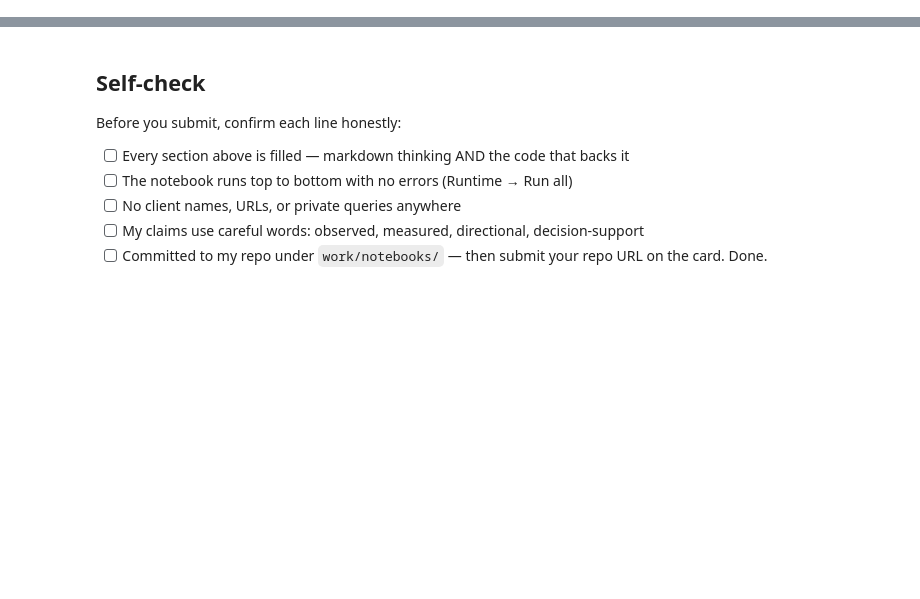
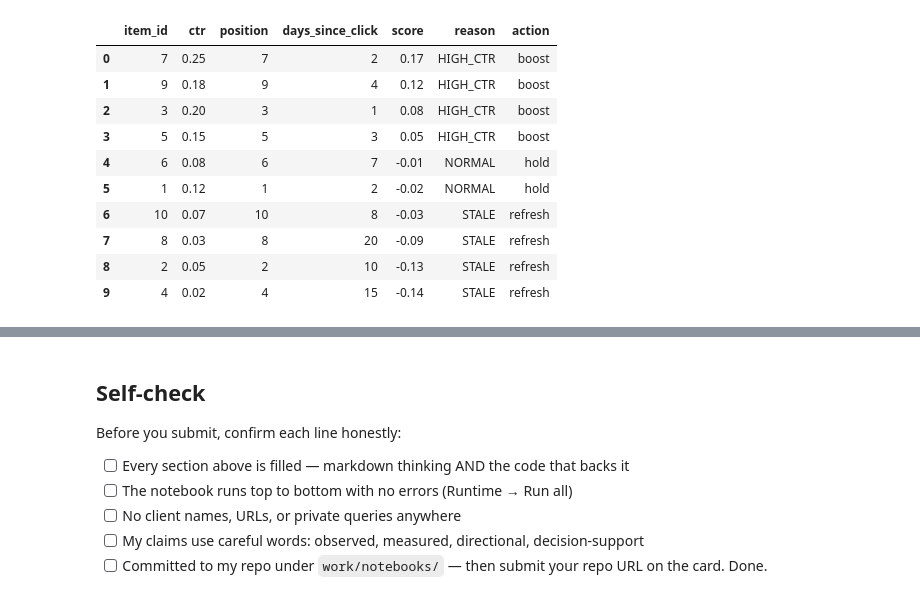
Before and after one commit to ushah3984-web/Fly_rank, a Jupyter notebook: work/notebooks/w04_baseline_score.ipynb, the cells around one changed output, grey strips where cells are left out. Saved outputs shown, nothing was run; the diff lists cells and outputs as text; code cells hidden in the pictures; blank space fills up the shorter version.

```diff
--- a/work/notebooks/w04_baseline_score.ipynb
+++ b/work/notebooks/w04_baseline_score.ipynb
@@ -12,0 +23,18 @@ This skeleton is yours to fill. Work the sections **in order** — each one has
+# %%
+# This cell is for CODE (numbers, a query, a check).
+# Write your text answer in the cell ABOVE this one — typing sentences here breaks Run All.
+# Signal 1 check
+# Calculate buckets and print n for each bucket.
+# Check what dataframes and columns are available
+
+import pandas as pd
+
+# Example dataset (replace with your FlyRank lane data)
+data = pd.DataFrame({
+    'item_id': range(1, 11),
+    'ctr': [0.12, 0.05, 0.20, 0.02, 0.15, 0.08, 0.25, 0.03, 0.18, 0.07],
+    'position': [1,2,3,4,5,6,7,8,9,10],
+    'days_since_click': [2,10,1,15,3,7,2,20,4,8]
+})
+
+data.head()
@@ -12,0 +62,45 @@ This skeleton is yours to fill. Work the sections **in order** — each one has
+# %%
+import os
+
+# Make sure the output directory exists
+os.makedirs("work/outputs", exist_ok=True)
+
+def baseline_rule(row):
+    expected_ctr = 0.05 + (0.01 * (10 - row['position']))  # simple expected CTR curve
+    score = row['ctr'] - expected_ctr
+
+    if row['days_since_click'] > 7:
+        score -= 0.05
+        reason = "STALE"
+        action = "refresh"
+    elif row['ctr'] > expected_ctr:
+        reason = "HIGH_CTR"
+        action = "boost"
+    else:
+        reason = "NORMAL"
+        action = "hold"
+
+    return pd.Series([score, reason, action], index=['score','reason','action'])
+
+# Apply rule
+data[['score','reason','action']] = data.apply(baseline_rule, axis=1)
+
+# Rank items
+ranked = data.sort_values(by='score', ascending=False).reset_index(drop=True)
+
+# Write to CSV safely
+ranked.to_csv("work/outputs/baseline_action_score.csv", index=False)
+
+ranked.head(10)
+# %% [output]
+|  | item_id | ctr | position | days_since_click | score | reason | action |
+| 0 | 7 | 0.25 | 7 | 2 | 0.17 | HIGH_CTR | boost |
+| 1 | 9 | 0.18 | 9 | 4 | 0.12 | HIGH_CTR | boost |
+| 2 | 3 | 0.20 | 3 | 1 | 0.08 | HIGH_CTR | boost |
+| 3 | 5 | 0.15 | 5 | 3 | 0.05 | HIGH_CTR | boost |
+| 4 | 6 | 0.08 | 6 | 7 | -0.01 | NORMAL | hold |
+| 5 | 1 | 0.12 | 1 | 2 | -0.02 | NORMAL | hold |
+| 6 | 10 | 0.07 | 10 | 8 | -0.03 | STALE | refresh |
+| 7 | 8 | 0.03 | 8 | 20 | -0.09 | STALE | refresh |
+| 8 | 2 | 0.05 | 2 | 10 | -0.13 | STALE | refresh |
+| 9 | 4 | 0.02 | 4 | 15 | -0.14 | STALE | refresh |
```
Also changed, not shown: parts of 14 cells of this notebook.
